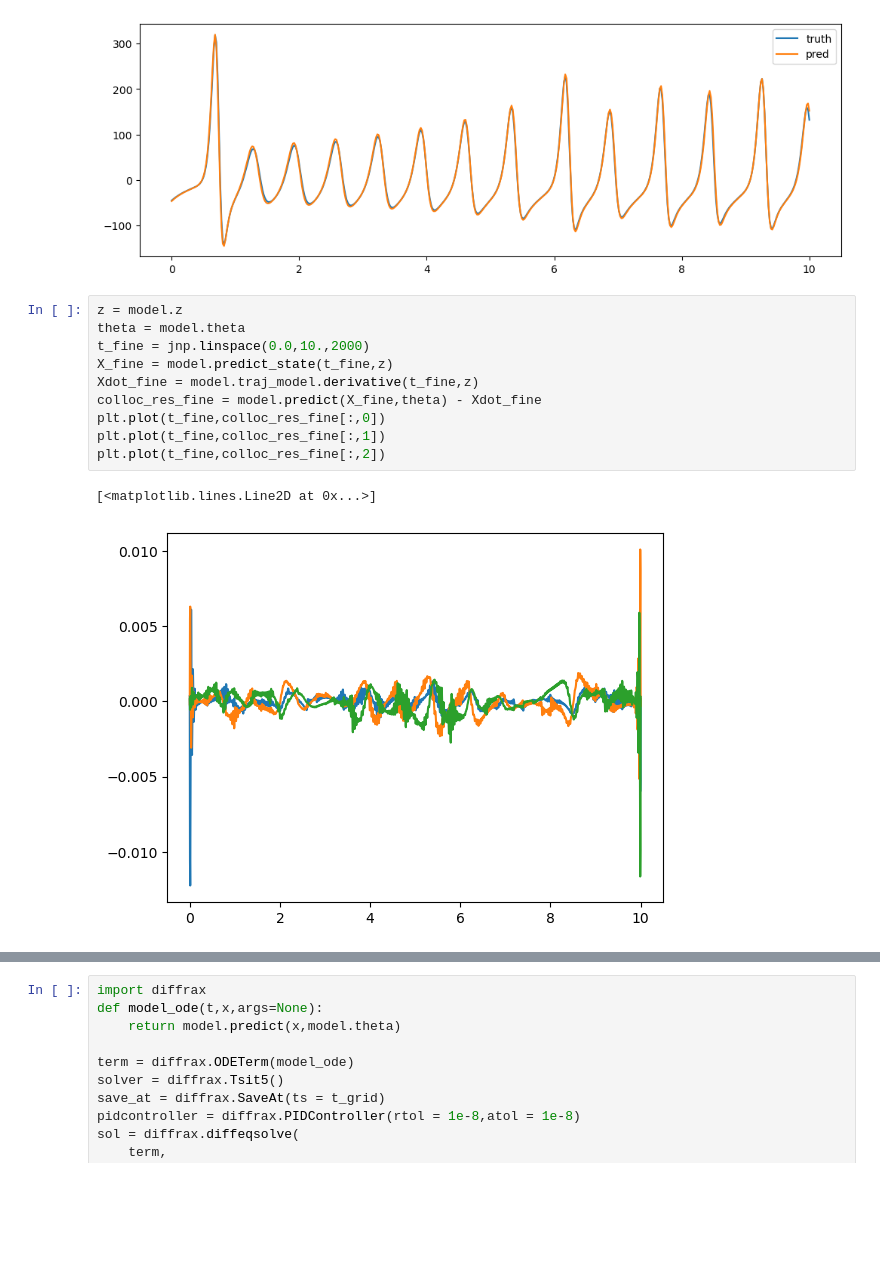
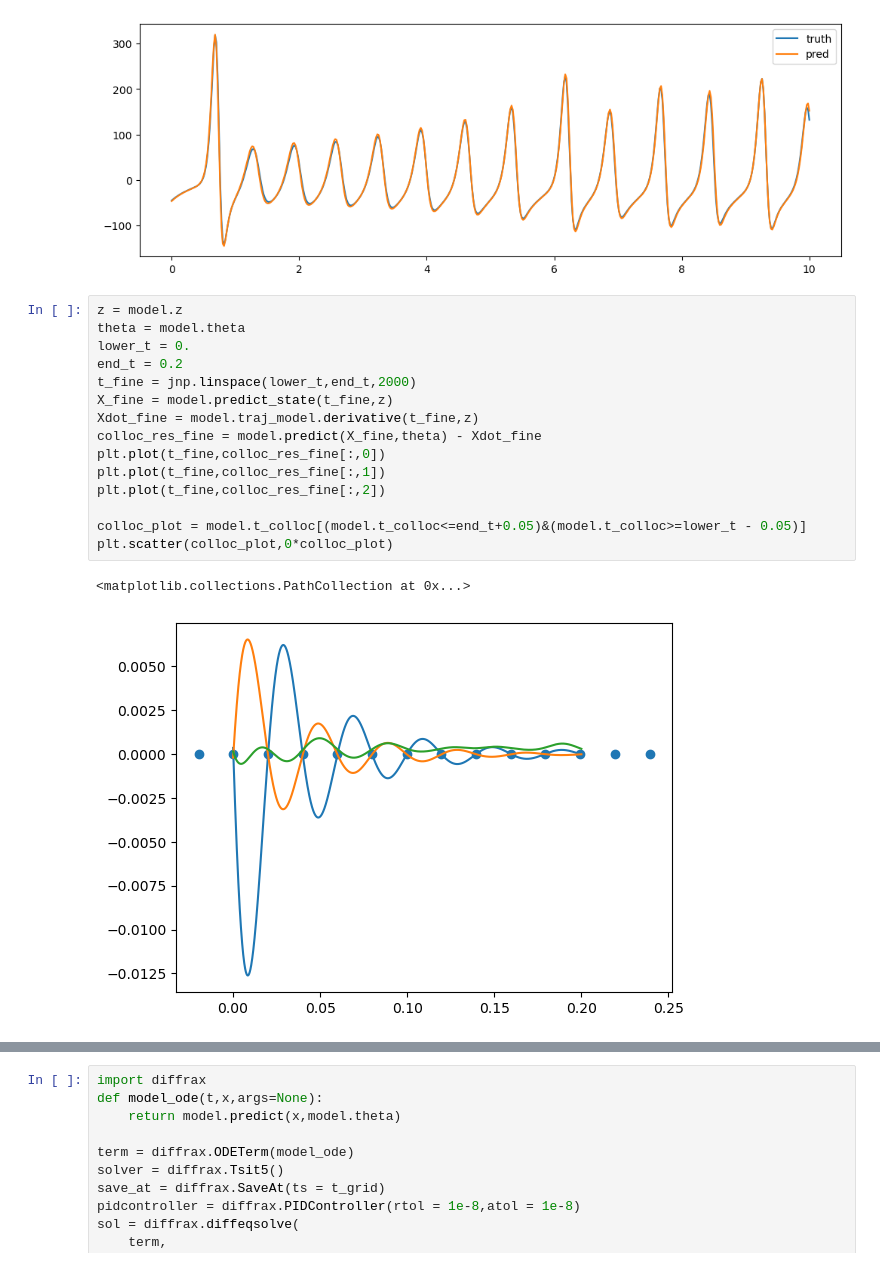
Before and after one commit to AHsu98/jsindy, a Jupyter notebook: notebooks/alex/lorenz_demo.ipynb, the cells around one changed output, grey strips where cells are left out. Cells and saved outputs as stored; diff of their text form; blank space fills up the shorter version.

Commit message:
reran notebook with some more residual plots

```diff
--- a/notebooks/alex/lorenz_demo.ipynb
+++ b/notebooks/alex/lorenz_demo.ipynb
@@ -165,13 +165,18 @@ for dim in range(3):
 # %%
 z = model.z
 theta = model.theta
-t_fine = jnp.linspace(0.0,10.,2000)
+lower_t = 0.
+end_t = 0.2
+t_fine = jnp.linspace(lower_t,end_t,2000)
 X_fine = model.predict_state(t_fine,z)
 Xdot_fine = model.traj_model.derivative(t_fine,z)
 colloc_res_fine = model.predict(X_fine,theta) - Xdot_fine
 plt.plot(t_fine,colloc_res_fine[:,0])
 plt.plot(t_fine,colloc_res_fine[:,1])
 plt.plot(t_fine,colloc_res_fine[:,2])
+
+colloc_plot = model.t_colloc[(model.t_colloc<=end_t+0.05)&(model.t_colloc>=lower_t - 0.05)]
+plt.scatter(colloc_plot,0*colloc_plot)
 # %% [output]
-[<matplotlib.lines.Line2D at 0x...>]
+<matplotlib.collections.PathCollection at 0x...>
-[figure, old version]
+[figure, new version]
```
Also changed, not shown: parts of 4 cells of this notebook.
